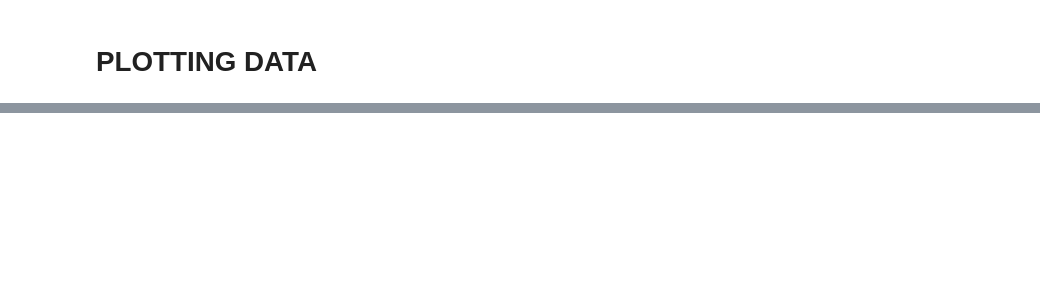
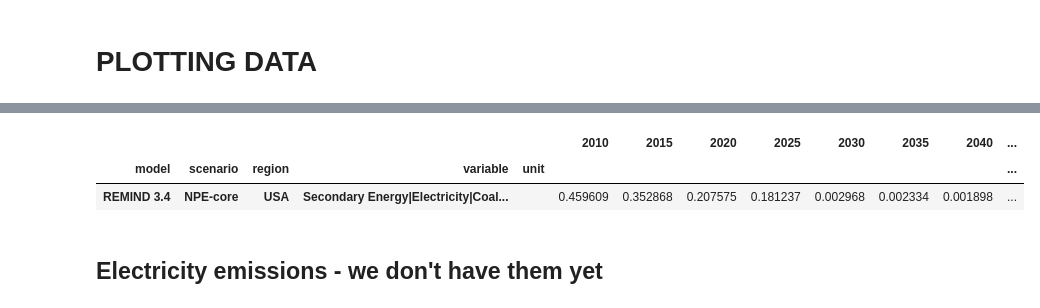
Before and after one commit to fabiosferra/DSCALE, a Jupyter notebook: notebook/explore_power.ipynb, the cells around one changed output, grey strips where cells are left out. Saved outputs shown, nothing was run; the diff lists cells and outputs as text; code cells hidden in the pictures; blank space fills up the shorter version.

```diff
--- a/notebook/explore_power.ipynb
+++ b/notebook/explore_power.ipynb
@@ -145,0 +366,8 @@ dscale_results_agg = create_macro_df(dscale_results)
+# %%
+dscale_results.filter(variable = "*Coal|share", region = "USA").timeseries()
+# %% [output]
+|  |  |  |  |  | 2010 | 2015 | 2020 | 2025 | 2030 | 2035 | 2040 | ... |
+| model | scenario | region | variable | unit |  |  |  |  |  |  |  | ... |
+| REMIND 3.4 | NPE-core | USA | Secondary Energy|Electricity|Coal... |  | 0.459609 | 0.352868 | 0.207575 | 0.181237 | 0.002968 | 0.002334 | 0.001898 | ... |
+# %% [markdown]
+## Electricity emissions - we don't have them yet
```
Also changed, not shown: parts of 22 cells of this notebook.
